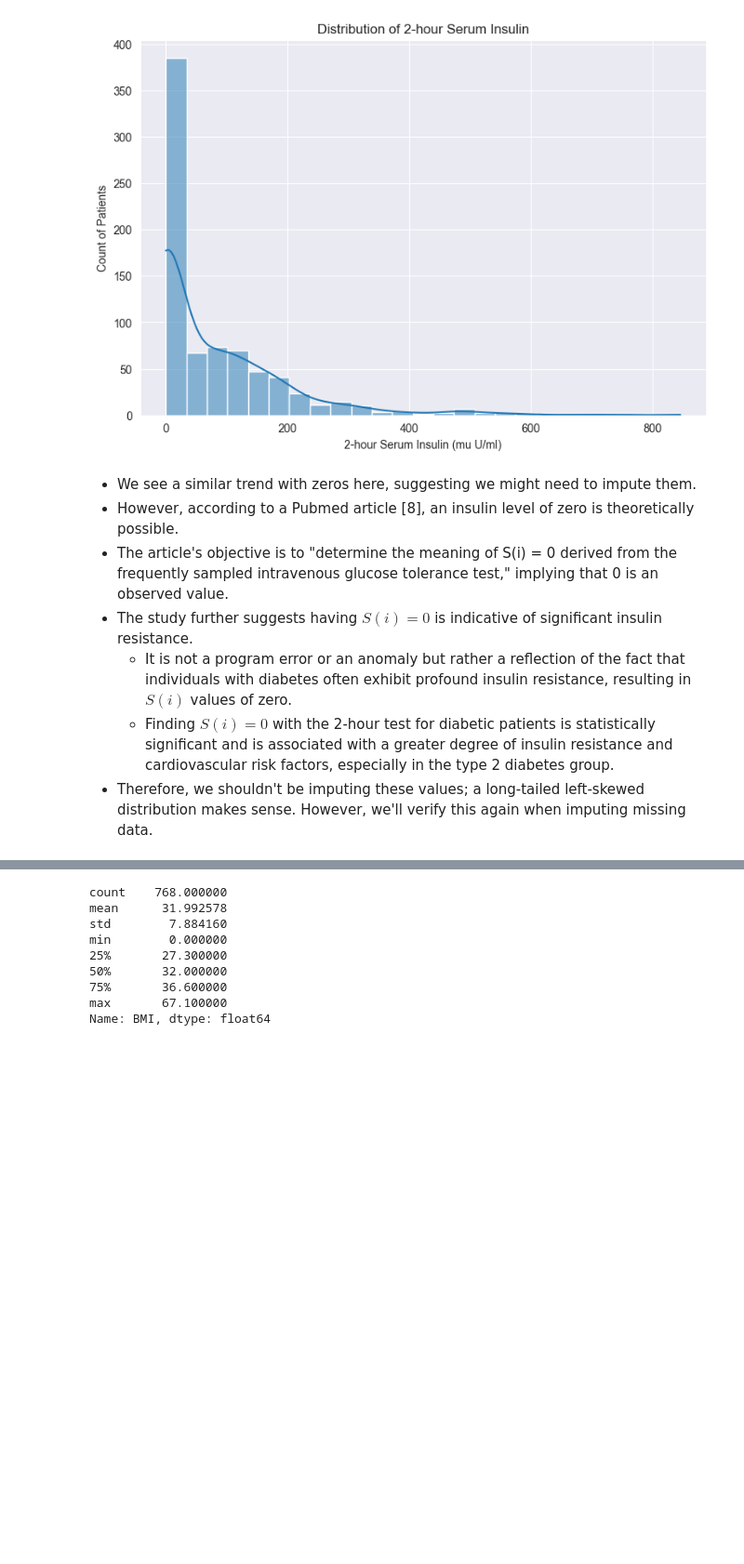
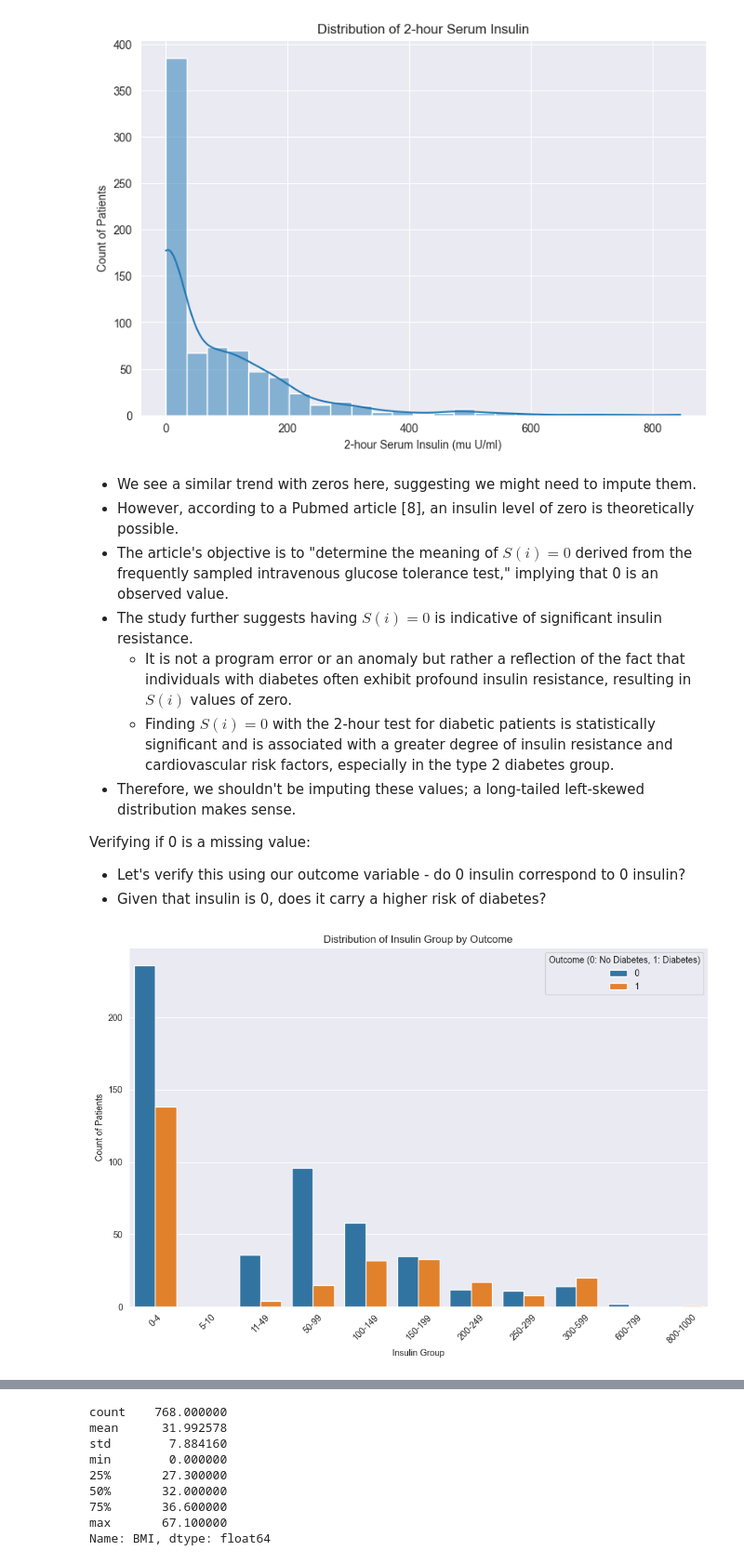
Before and after one commit to jacob5412/2023FA_MSAI_339, a Jupyter notebook: Homework2/HW2_Logistic_Regression_v2.ipynb, the cells around one changed output, grey strips where cells are left out. Shown at 93% size. Cells and saved outputs as stored; diff of their text form; code cells hidden in the pictures; blank space fills up the shorter version.

```diff
--- a/Homework2/HW2_Logistic_Regression_v2.ipynb
+++ b/Homework2/HW2_Logistic_Regression_v2.ipynb
@@ -431,8 +457,13 @@ plt.show()
 # %% [markdown]
 * We see a similar trend with zeros here, suggesting we might need to impute them.
 * However, according to a Pubmed article [8], an insulin level of zero is theoretically possible.
-* The article's objective is to "determine the meaning of S(i) = 0 derived from the frequently sampled intravenous glucose tolerance test," implying that 0 is an observed value.
+* The article's objective is to "determine the meaning of $S(i) = 0$ derived from the frequently sampled intravenous glucose tolerance test," implying that 0 is an observed value.
 * The study further suggests having $S(i) = 0$ is indicative of significant insulin resistance.
     * It is not a program error or an anomaly but rather a reflection of the fact that individuals with diabetes often exhibit profound insulin resistance, resulting in $S(i)$ values of zero.
     * Finding $S(i) = 0$ with the 2-hour test for diabetic patients is statistically significant and is associated with a greater degree of insulin resistance and cardiovascular risk factors, especially in the type 2 diabetes group.
-* Therefore, we shouldn't be imputing these values; a long-tailed left-skewed distribution makes sense. However, we'll verify this again when imputing missing data.
+* Therefore, we shouldn't be imputing these values; a long-tailed left-skewed distribution makes sense.
+
+
+Verifying if 0 is a missing value:
+* Let's verify this using our outcome variable - do 0 insulin correspond to 0 insulin?
+* Given that insulin is 0, does it carry a higher risk of diabetes?
@@ -438,0 +488,12 @@ plt.show()
+# %%
+plt.figure(figsize=(10, 7))
+sns.countplot(x="InsulinGroup", hue="Outcome", data=diabetes_df)
+plt.xlabel("Insulin Group")
+plt.ylabel("Count of Patients")
+plt.title("Distribution of Insulin Group by Outcome")
+plt.xticks(rotation=45)
+plt.legend(title="Outcome (0: No Diabetes, 1: Diabetes)")
+plt.tight_layout()
+plt.show()
+# %% [output]
+[figure, added]
```
Also changed, not shown: parts of 47 cells of this notebook.
